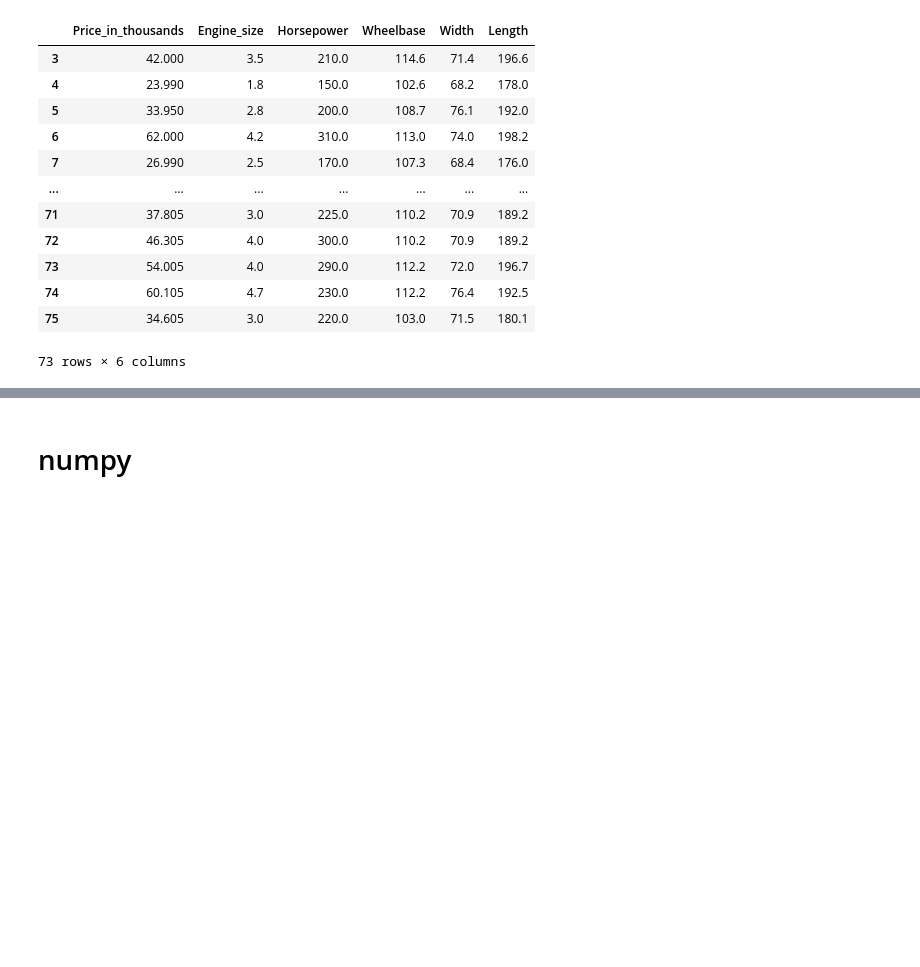
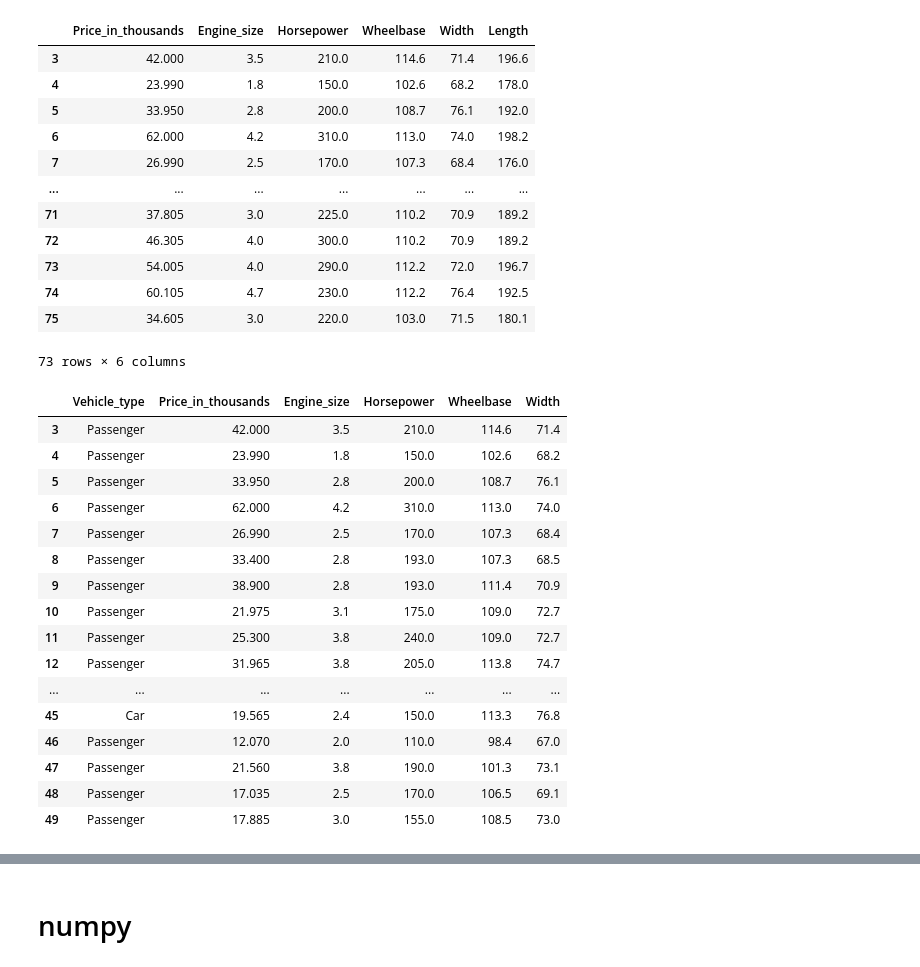
Before and after one commit to msandhiya07/msandhiya07, a Jupyter notebook: DSPRAC.ipynb, the cells around one changed output, grey strips where cells are left out. Cells and saved outputs as stored; diff of their text form; code cells hidden in the pictures; blank space fills up the shorter version.

```diff
--- a/DSPRAC.ipynb
+++ b/DSPRAC.ipynb
@@ -69,3 +69,23 @@ df.iloc[3:76,5:11]
 | 74 | 60.105 | 4.7 | 230.0 | 112.2 | 76.4 | 192.5 |
 | 75 | 34.605 | 3.0 | 220.0 | 103.0 | 71.5 | 180.1 |
 73 rows × 6 columns
+# %%
+df.iloc[3:50,4:10]
+# %% [output]
+|  | Vehicle_type | Price_in_thousands | Engine_size | Horsepower | Wheelbase | Width |
+| 3 | Passenger | 42.000 | 3.5 | 210.0 | 114.6 | 71.4 |
+| 4 | Passenger | 23.990 | 1.8 | 150.0 | 102.6 | 68.2 |
+| 5 | Passenger | 33.950 | 2.8 | 200.0 | 108.7 | 76.1 |
+| 6 | Passenger | 62.000 | 4.2 | 310.0 | 113.0 | 74.0 |
+| 7 | Passenger | 26.990 | 2.5 | 170.0 | 107.3 | 68.4 |
+| 8 | Passenger | 33.400 | 2.8 | 193.0 | 107.3 | 68.5 |
+| 9 | Passenger | 38.900 | 2.8 | 193.0 | 111.4 | 70.9 |
+| 10 | Passenger | 21.975 | 3.1 | 175.0 | 109.0 | 72.7 |
+| 11 | Passenger | 25.300 | 3.8 | 240.0 | 109.0 | 72.7 |
+| 12 | Passenger | 31.965 | 3.8 | 205.0 | 113.8 | 74.7 |
+| ... | ... | ... | ... | ... | ... | ... |
+| 45 | Car | 19.565 | 2.4 | 150.0 | 113.3 | 76.8 |
+| 46 | Passenger | 12.070 | 2.0 | 110.0 | 98.4 | 67.0 |
+| 47 | Passenger | 21.560 | 3.8 | 190.0 | 101.3 | 73.1 |
+| 48 | Passenger | 17.035 | 2.5 | 170.0 | 106.5 | 69.1 |
+| 49 | Passenger | 17.885 | 3.0 | 155.0 | 108.5 | 73.0 |
```
Also changed, not shown: parts of 12 cells of this notebook.
